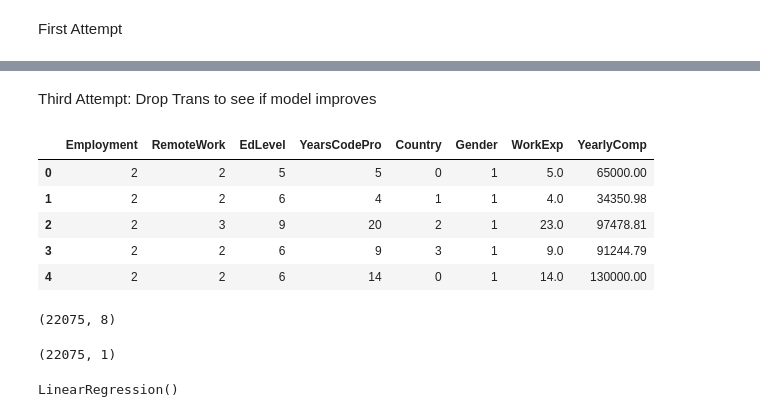
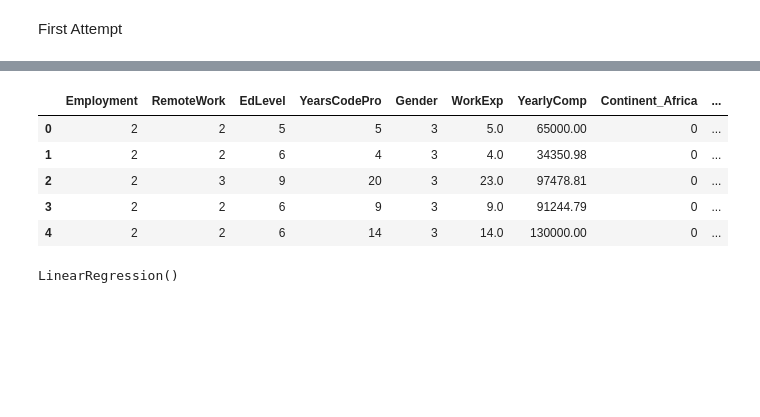
Before and after one commit to ColonShort/Project-4, a Jupyter notebook: Survey Results.ipynb, the cells around one changed output, grey strips where cells are left out. Drawn from its saved outputs; the diff is of its cells as text; code cells hidden in the pictures; blank space fills up the shorter version.

```diff
--- a/Survey Results.ipynb
+++ b/Survey Results.ipynb
@@ -511,0 +556,7 @@ clean_df.describe()
+# %%
+# replace new countries with continents by creating a dictionary
+continent_dictionary = {new_countries[i]: continents[i] for i in range(len(new_countries))}
+# replace country names with continent names
+new_replacement = {"Country":continent_dictionary}
+clean_df.replace(new_replacement, inplace=True)
+clean_df.head()
@@ -511,0 +570,3 @@ clean_df.describe()
+# %%
+clean_df.rename(columns={'Country': 'Continent'}, inplace=True)
+clean_df
@@ -511,0 +587,3 @@ clean_df.describe()
+# %%
+continent_df = pd.get_dummies(clean_df)
+continent_df
@@ -511,0 +604,3 @@ clean_df.describe()
+# %%
+continent_df.dropna(inplace=True) # get rid of null values due to missing currency conversions
+continent_df = continent_df.loc[continent_df["YearlyComp"]<1000000] # dropped all reports of salary over $1,000,000 to get rid of outliers
@@ -608,14 +692,12 @@ Second Attempt: Drop Country to see if model improves
-# %% [markdown]
-Third Attempt: Drop Trans to see if model improves
 # %%
-df1 = clean_df.drop(columns=["Trans"], axis=1)
-df1.head()
+df2 = continent_df.drop(columns=["Trans"], axis=1)
+df2.head()
 # %% [output]
-|  | Employment | RemoteWork | EdLevel | YearsCodePro | Country | Gender | WorkExp | YearlyComp |
-| 0 | 2 | 2 | 5 | 5 | 0 | 1 | 5.0 | 65000.00 |
-| 1 | 2 | 2 | 6 | 4 | 1 | 1 | 4.0 | 34350.98 |
-| 2 | 2 | 3 | 9 | 20 | 2 | 1 | 23.0 | 97478.81 |
-| 3 | 2 | 2 | 6 | 9 | 3 | 1 | 9.0 | 91244.79 |
-| 4 | 2 | 2 | 6 | 14 | 0 | 1 | 14.0 | 130000.00 |
+|  | Employment | RemoteWork | EdLevel | YearsCodePro | Gender | WorkExp | YearlyComp | Continent_Africa | ... |
+| 0 | 2 | 2 | 5 | 5 | 3 | 5.0 | 65000.00 | 0 | ... |
+| 1 | 2 | 2 | 6 | 4 | 3 | 4.0 | 34350.98 | 0 | ... |
+| 2 | 2 | 3 | 9 | 20 | 3 | 23.0 | 97478.81 | 0 | ... |
+| 3 | 2 | 2 | 6 | 9 | 3 | 9.0 | 91244.79 | 0 | ... |
+| 4 | 2 | 2 | 6 | 14 | 3 | 14.0 | 130000.00 | 0 | ... |
 # %%
 # Split dataset
@@ -624,13 +706,5 @@ y2 = clean_df['YearlyComp'].values.reshape(-1,1)
 
 X_train2, X_test2, Y_train2, Y_test2 = train_test_split(X2, y2, random_state=42)
-# %%
-X2.shape
-# %% [output]
-(22075, 8)
-# %%
-y2.shape
-# %% [output]
-(22075, 1)
 # %%
 # loading the linear regression model
 lin_reg_model2 = LinearRegression()
```
Also changed, not shown: parts of 71 cells of this notebook, 2 other files.
